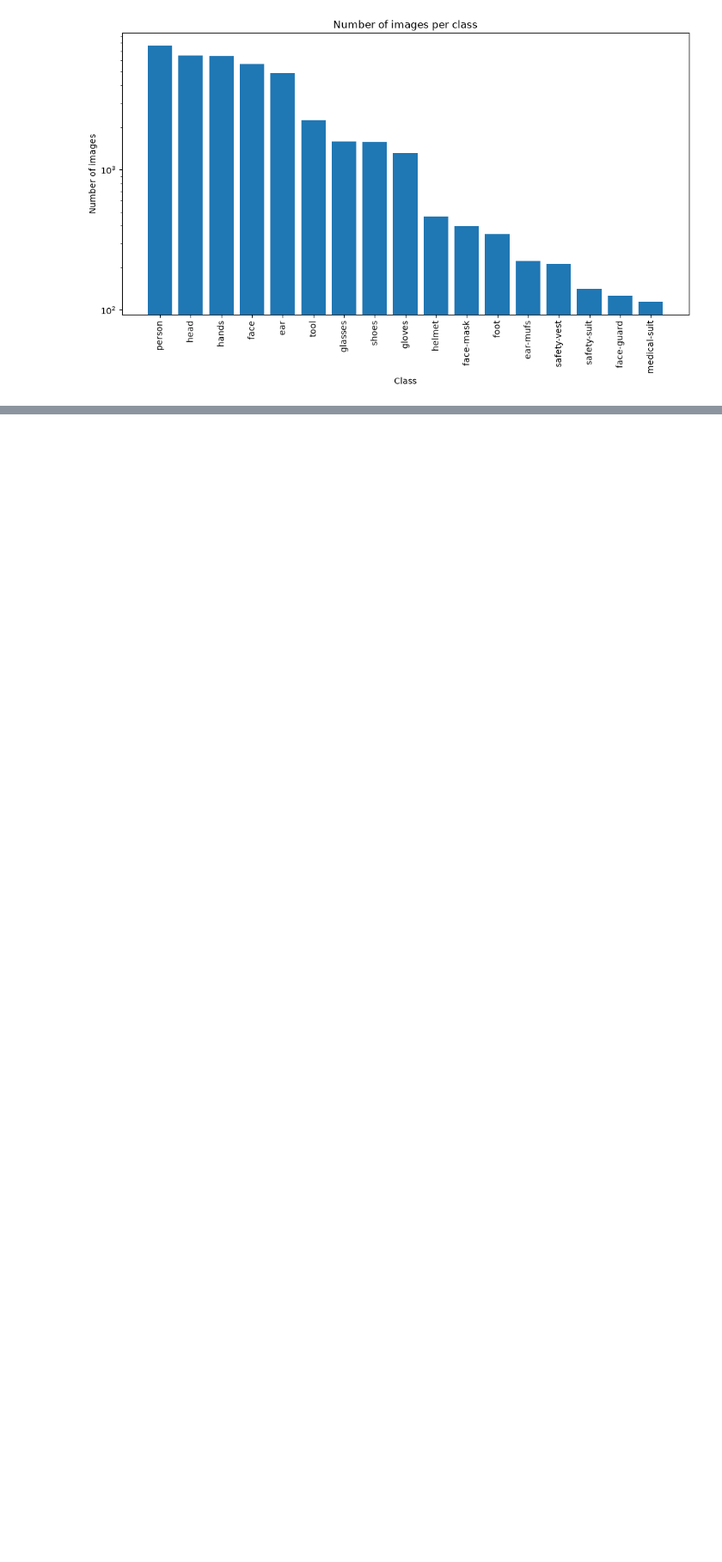
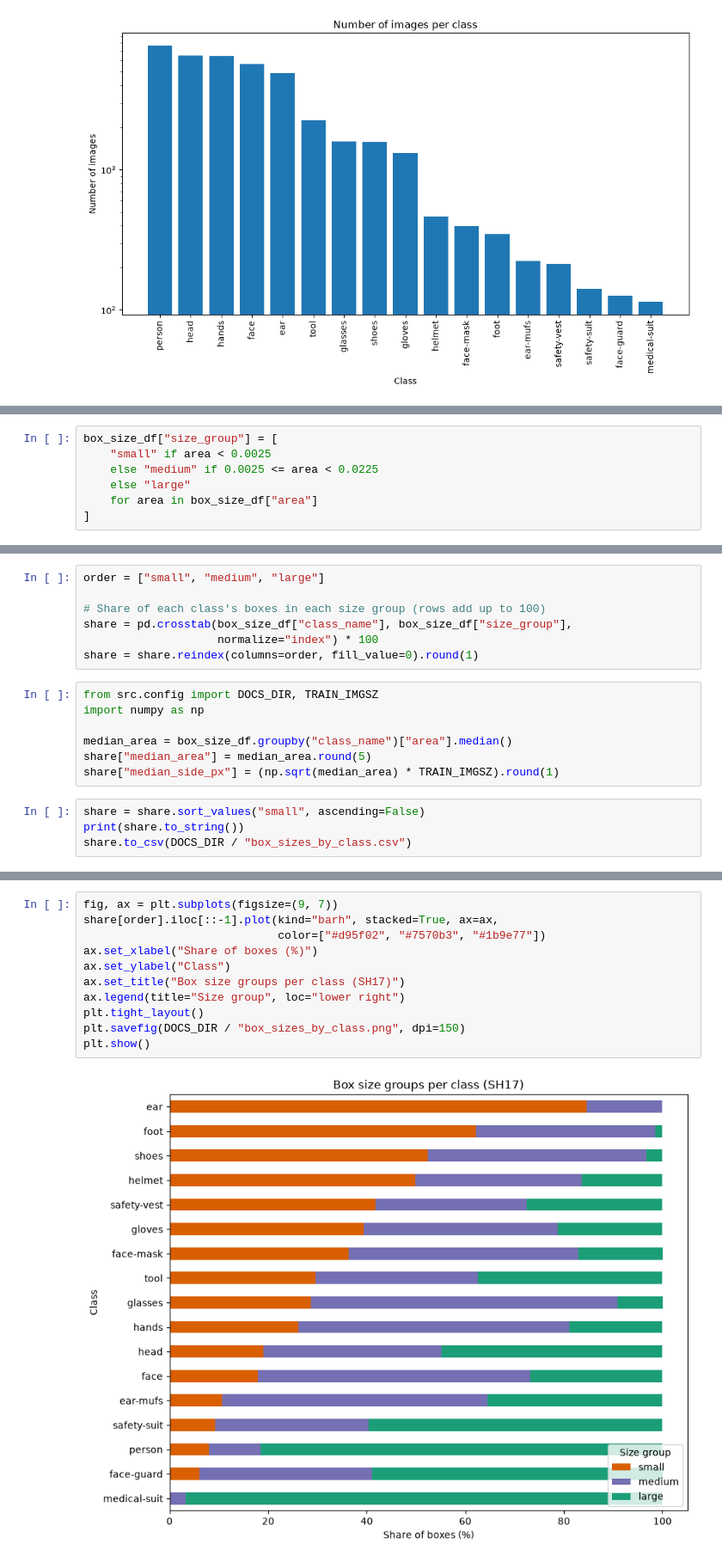
Before and after one commit to kunjagarwal-dev/object-detection, a Jupyter notebook: notebooks/02_eda_and_splits.ipynb, the cells around one changed output, grey strips where cells are left out. Shown at 86% size. Saved outputs shown, nothing was run; the diff lists cells and outputs as text; blank space fills up the shorter version.

Commit message:
add box size analysis by class

```diff
--- a/notebooks/02_eda_and_splits.ipynb
+++ b/notebooks/02_eda_and_splits.ipynb
@@ -130,0 +156,7 @@ plt.show()
+# %%
+box_size_df["size_group"] = [
+	"small" if area < 0.0025
+	else "medium" if 0.0025 <= area < 0.0225
+	else "large"
+	for area in box_size_df["area"]
+]
@@ -130,0 +194,18 @@ plt.show()
+# %%
+order = ["small", "medium", "large"]
+
+# Share of each class's boxes in each size group (rows add up to 100)
+share = pd.crosstab(box_size_df["class_name"], box_size_df["size_group"],
+                    normalize="index") * 100
+share = share.reindex(columns=order, fill_value=0).round(1)
+# %%
+from src.config import DOCS_DIR, TRAIN_IMGSZ
+import numpy as np
+
+median_area = box_size_df.groupby("class_name")["area"].median()
+share["median_area"] = median_area.round(5)
+share["median_side_px"] = (np.sqrt(median_area) * TRAIN_IMGSZ).round(1)
+# %%
+share = share.sort_values("small", ascending=False)
+print(share.to_string())
+share.to_csv(DOCS_DIR / "box_sizes_by_class.csv")
@@ -130,0 +232,13 @@ plt.show()
+# %%
+fig, ax = plt.subplots(figsize=(9, 7))
+share[order].iloc[::-1].plot(kind="barh", stacked=True, ax=ax,
+                             color=["#d95f02", "#7570b3", "#1b9e77"])
+ax.set_xlabel("Share of boxes (%)")
+ax.set_ylabel("Class")
+ax.set_title("Box size groups per class (SH17)")
+ax.legend(title="Size group", loc="lower right")
+plt.tight_layout()
+plt.savefig(DOCS_DIR / "box_sizes_by_class.png", dpi=150)
+plt.show()
+# %% [output]
+[figure, added]
```
Also changed, not shown: parts of 9 cells of this notebook.
